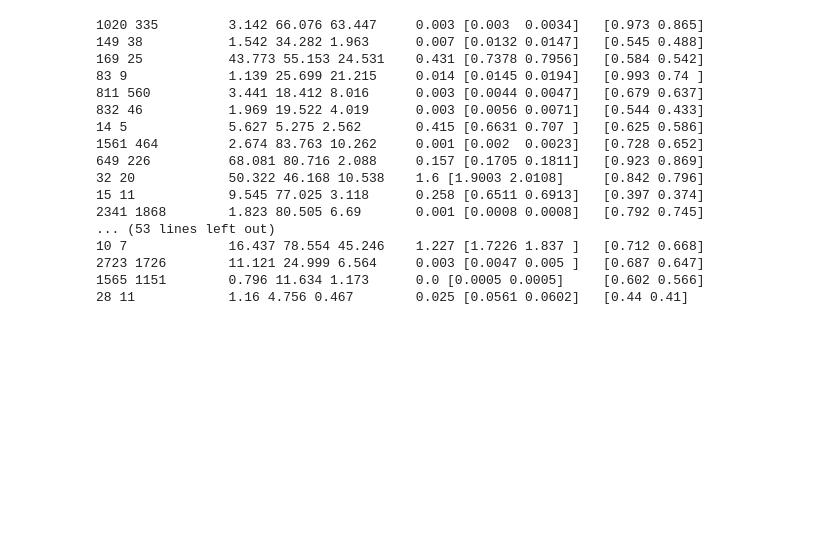
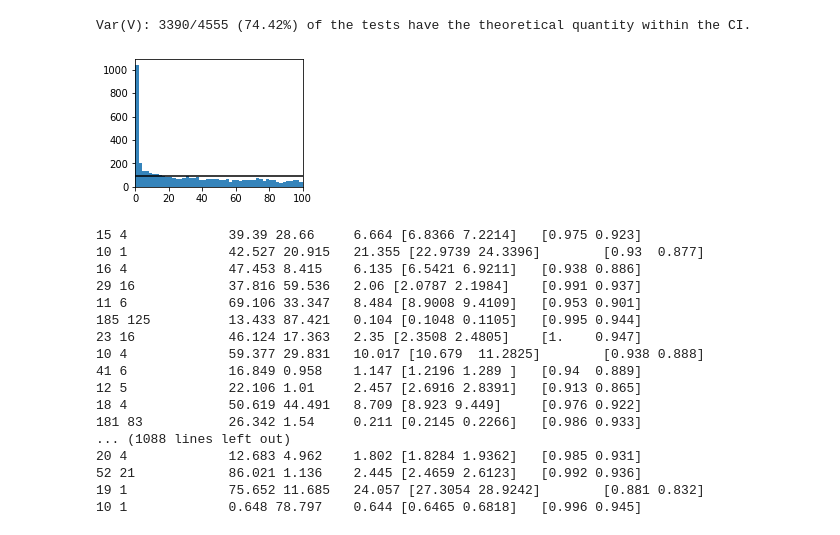
Before and after one commit to liuchbryan/ranking_under_lower_uncertainty, a Jupyter notebook: bootstrap_CI_tests_analysis.ipynb, the cells around one changed output. Drawn from its saved outputs; the diff is of its cells as text; code cells hidden in the pictures; blank space fills up the shorter version.

```diff
--- a/bootstrap_CI_tests_analysis.ipynb
+++ b/bootstrap_CI_tests_analysis.ipynb
@@ -234,28 +78,53 @@ plt.show()
+# %%
+print_test_collection_result(var_V_tests)
+# print_test_collection_result(cov_V1_V2_tests)
+# %% [output]
+Var(V): 3390/4555 (74.42%) of the tests have the theoretical quantity within the CI.
+# %%
+test_collection = var_V_tests
+N_BINS=50
+
+theoretical_quantity_percentiles = [
+    test.theoretical_quantity_sample_percentile()
+    for test in test_collection]
+
+plt.figure(figsize=(3, 2.35))
+
+plt.hist(theoretical_quantity_percentiles,
+         bins=range(0, 100 + int(100 / N_BINS), int(100 / N_BINS)),
+         alpha=0.9)
+plt.axhline(len(test_collection) / N_BINS, c='black')
+plt.xlim(0, 100)
+plt.show()
+# plt.savefig("./output/fig/E_D_validation.pdf",
+#             transparent=True, bbox_inches='tight')
+# %% [output]
+[figure, added]
 # %%
-for test in cov_V1_V2_tests:
+for test in var_V_tests:
     if test.theoretical_quantity_below_sample_CI():
         print(test.N, test.M,  "    \t",
               np.round(test.sigma_sq_X, 3),
-              np.round(test.sigma_sq_1, 3), np.round(test.sigma_sq_2, 3), "\t",
+              np.round(test.sigma_sq_1, 3), "\t",
               np.round(test.theoretical_quantity(), 3),
               np.round(test.sample_CI(), 4), "\t",
               np.round(test.theoretical_quantity() / test.sample_CI(), 3)
              )
 # %% [output]
-1020 335         3.142 66.076 63.447     0.003 [0.003  0.0034]   [0.973 0.865]
-149 38           1.542 34.282 1.963      0.007 [0.0132 0.0147]   [0.545 0.488]
-169 25           43.773 55.153 24.531    0.431 [0.7378 0.7956]   [0.584 0.542]
-83 9             1.139 25.699 21.215     0.014 [0.0145 0.0194]   [0.993 0.74 ]
-811 560          3.441 18.412 8.016      0.003 [0.0044 0.0047]   [0.679 0.637]
-832 46           1.969 19.522 4.019      0.003 [0.0056 0.0071]   [0.544 0.433]
-14 5             5.627 5.275 2.562       0.415 [0.6631 0.707 ]   [0.625 0.586]
-1561 464         2.674 83.763 10.262     0.001 [0.002  0.0023]   [0.728 0.652]
-649 226          68.081 80.716 2.088     0.157 [0.1705 0.1811]   [0.923 0.869]
-32 20            50.322 46.168 10.538    1.6 [1.9003 2.0108]     [0.842 0.796]
-15 11            9.545 77.025 3.118      0.258 [0.6511 0.6913]   [0.397 0.374]
-2341 1868        1.823 80.505 6.69       0.001 [0.0008 0.0008]   [0.792 0.745]
-... (53 lines left out)
-10 7             16.437 78.554 45.246    1.227 [1.7226 1.837 ]   [0.712 0.668]
-2723 1726        11.121 24.999 6.564     0.003 [0.0047 0.005 ]   [0.687 0.647]
-1565 1151        0.796 11.634 1.173      0.0 [0.0005 0.0005]     [0.602 0.566]
-28 11            1.16 4.756 0.467        0.025 [0.0561 0.0602]   [0.44 0.41]
+15 4             39.39 28.66     6.664 [6.8366 7.2214]   [0.975 0.923]
+10 1             42.527 20.915   21.355 [22.9739 24.3396]        [0.93  0.877]
+16 4             47.453 8.415    6.135 [6.5421 6.9211]   [0.938 0.886]
+29 16            37.816 59.536   2.06 [2.0787 2.1984]    [0.991 0.937]
+11 6             69.106 33.347   8.484 [8.9008 9.4109]   [0.953 0.901]
+185 125          13.433 87.421   0.104 [0.1048 0.1105]   [0.995 0.944]
+23 16            46.124 17.363   2.35 [2.3508 2.4805]    [1.    0.947]
+10 4             59.377 29.831   10.017 [10.679  11.2825]        [0.938 0.888]
+41 6             16.849 0.958    1.147 [1.2196 1.289 ]   [0.94  0.889]
+12 5             22.106 1.01     2.457 [2.6916 2.8391]   [0.913 0.865]
+18 4             50.619 44.491   8.709 [8.923 9.449]     [0.976 0.922]
+181 83           26.342 1.54     0.211 [0.2145 0.2266]   [0.986 0.933]
+... (1088 lines left out)
+20 4             12.683 4.962    1.802 [1.8284 1.9362]   [0.985 0.931]
+52 21            86.021 1.136    2.445 [2.4659 2.6123]   [0.992 0.936]
+19 1             75.652 11.685   24.057 [27.3054 28.9242]        [0.881 0.832]
+10 1             0.648 78.797    0.644 [0.6465 0.6818]   [0.996 0.945]
```
Also changed, not shown: parts of 19 cells of this notebook, 13 other files.
